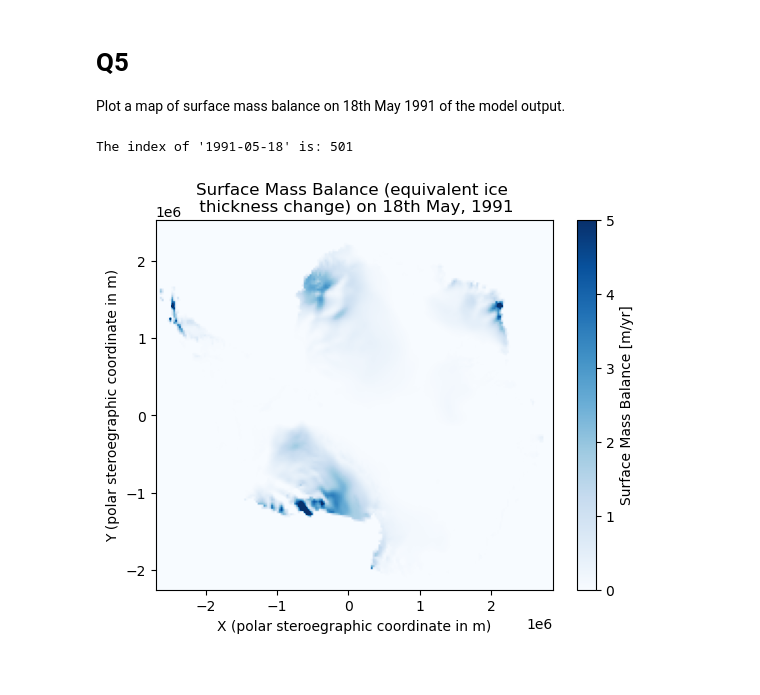
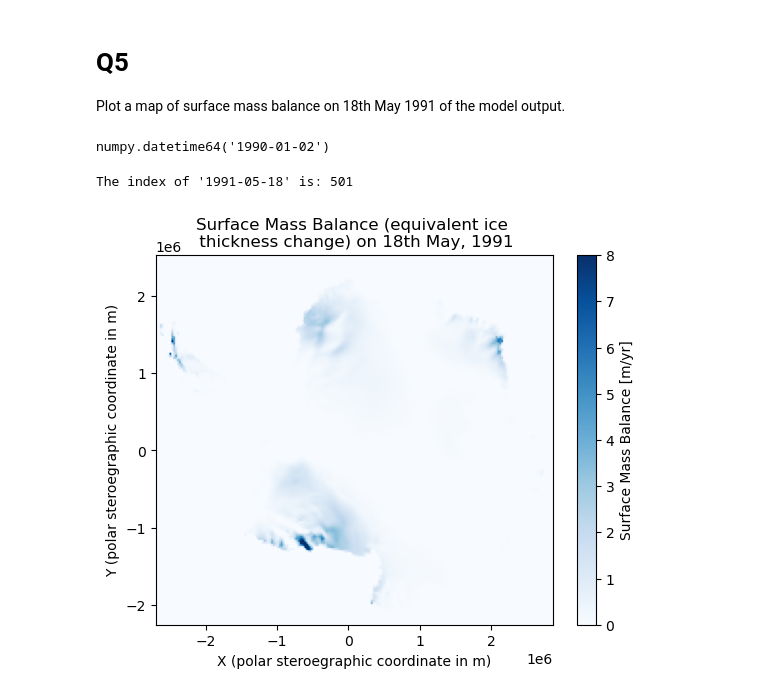
Before and after one commit to AnnaChen04/glaciology_practical, a Jupyter notebook: P2/P2_AnnaChen.ipynb, the cells around one changed output. Drawn from its saved outputs; the diff is of its cells as text; code cells hidden in the pictures.

```diff
--- a/P2/P2_AnnaChen.ipynb
+++ b/P2/P2_AnnaChen.ipynb
@@ -220,6 +220,10 @@ ax.legend(loc='lower right', fontsize='x-small')
 # %% [markdown]
 # Q5
 Plot a map of surface mass balance on 18th May 1991 of the model output.
+# %%
+time[0]
+# %% [output]
+numpy.datetime64('1990-01-02')
 # %%
 # Find the index of the date 18th May, 1991
 
@@ -236,28 +237,19 @@ The index of '1991-05-18' is: 501
 # %%
 import matplotlib.cm as cm
 # Use imshow to plot the SMB map for the selected date
-plt.imshow(SMB_nan[:, :, index], origin='lower',
+plt.imshow(SMB[:, :, index], origin='lower',
            extent=[X.min(), X.max(), Y.min(), Y.max()],
-           vmin=0, vmax=5,
+           vmin=0, vmax=8,
            cmap='Blues', aspect='auto')
 
 # Add a color bar to show the mapping of 'z' values to colors
 plt.colorbar(label='Surface Mass Balance [m/yr]')
-
-# Copy the base colormap
-cmap = cm.get_cmap('Blues').copy()
-
-# Make NaN transparent
-cmap.set_bad(color='none')
-
-# Make values <= 0 transparent
-cmap.set_under(color='none')
 
 # Add labels and title
 plt.xlabel('X (polar steroegraphic coordinate in m)')
 plt.ylabel('Y (polar steroegraphic coordinate in m)')
 plt.title('Surface Mass Balance (equivalent ice \n thickness change) on 18th May, 1991')
 
 plt.show()
 # %% [output]
-[figure, old version]
+[figure, new version]
```
Also changed, not shown: parts of 1 cell of this notebook.
